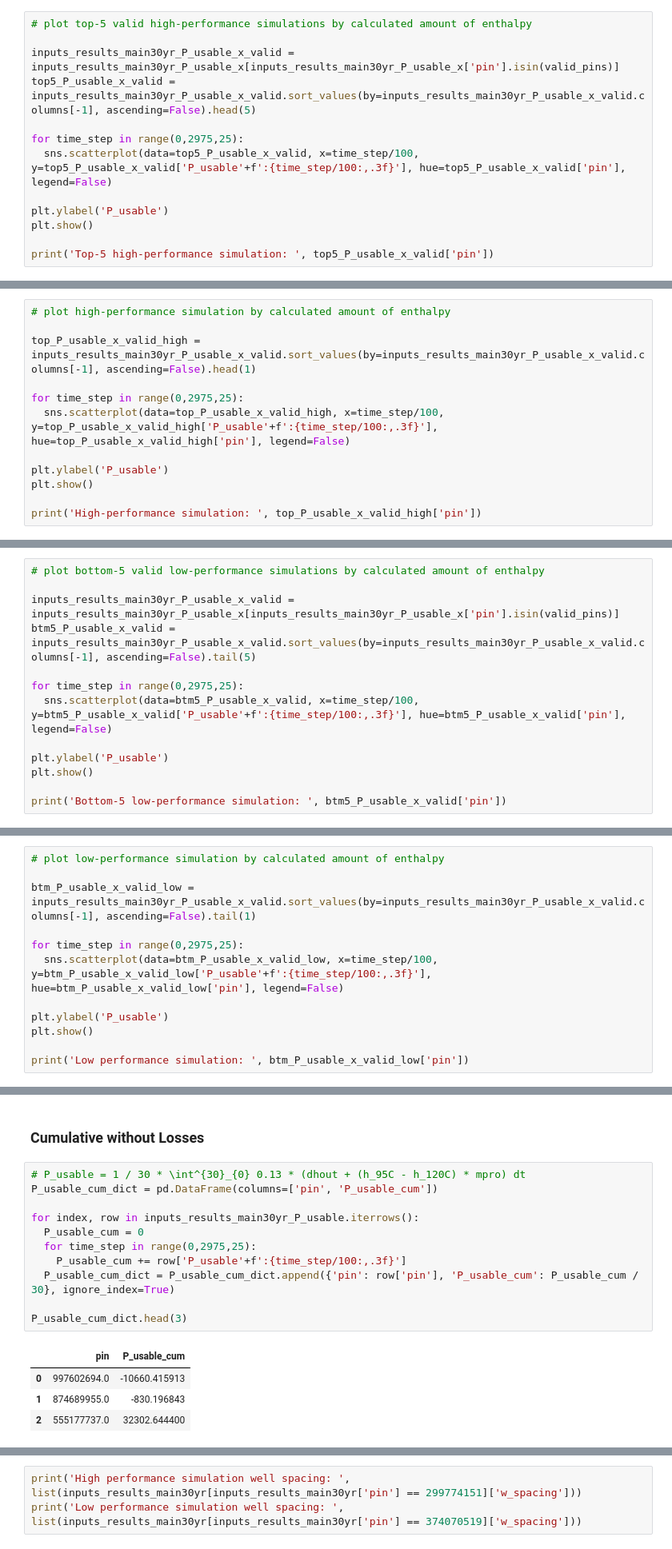
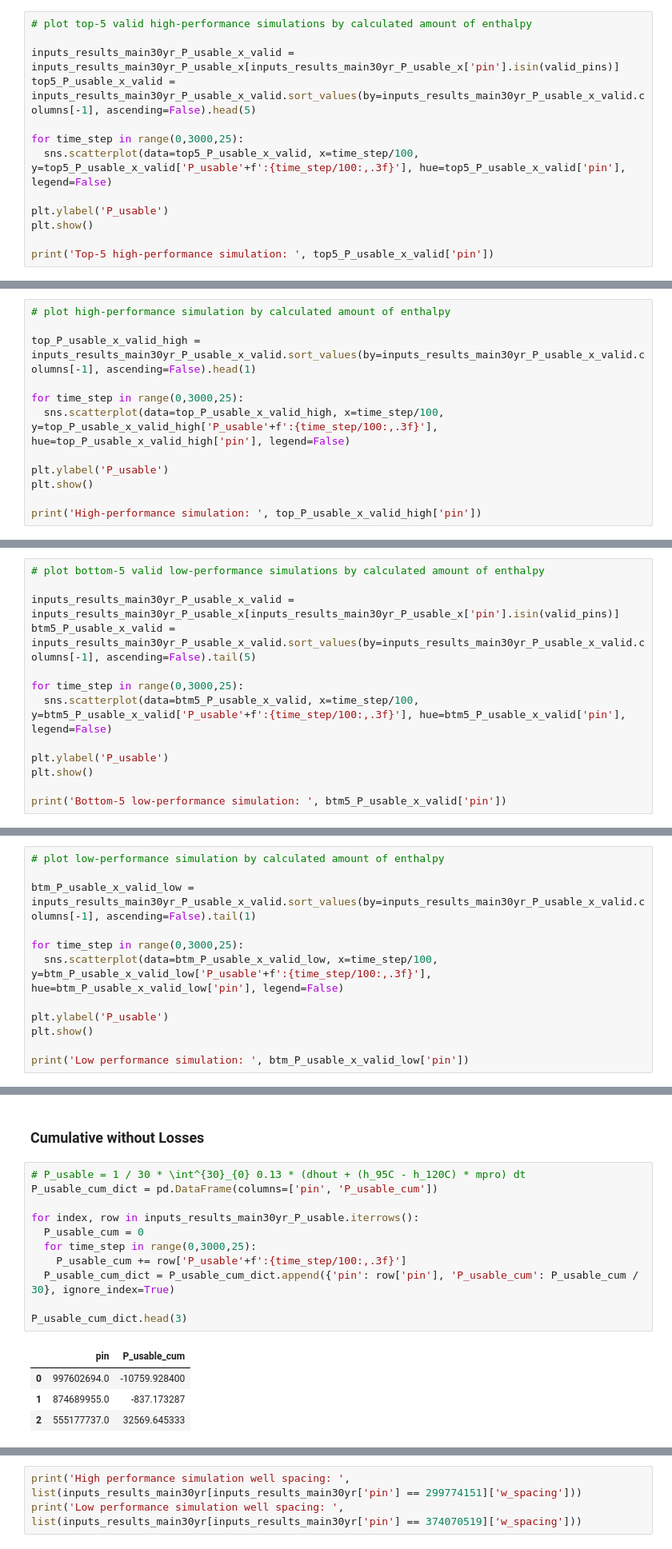
Before and after one commit to borisenko-ru/spe_pivot_2022_datathon, a Jupyter notebook: spe_pivot_datathon.ipynb, the cells around one changed output, grey strips where cells are left out. Shown at 80% size. Cells and saved outputs as stored; diff of their text form.

```diff
--- a/spe_pivot_datathon.ipynb
+++ b/spe_pivot_datathon.ipynb
@@ -418,7 +409,7 @@ len(valid_pins)
 inputs_results_main30yr_P_usable_x_valid = inputs_results_main30yr_P_usable_x[inputs_results_main30yr_P_usable_x['pin'].isin(valid_pins)]
 top5_P_usable_x_valid = inputs_results_main30yr_P_usable_x_valid.sort_values(by=inputs_results_main30yr_P_usable_x_valid.columns[-1], ascending=False).head(5)
 
-for time_step in range(0,2975,25):
+for time_step in range(0,3000,25):
   sns.scatterplot(data=top5_P_usable_x_valid, x=time_step/100, y=top5_P_usable_x_valid['P_usable'+f':{time_step/100:,.3f}'], hue=top5_P_usable_x_valid['pin'], legend=False)
 
 plt.ylabel('P_usable')
@@ -438,7 +429,7 @@ Name: pin, dtype: int64
 
 top_P_usable_x_valid_high = inputs_results_main30yr_P_usable_x_valid.sort_values(by=inputs_results_main30yr_P_usable_x_valid.columns[-1], ascending=False).head(1)
 
-for time_step in range(0,2975,25):
+for time_step in range(0,3000,25):
   sns.scatterplot(data=top_P_usable_x_valid_high, x=time_step/100, y=top_P_usable_x_valid_high['P_usable'+f':{time_step/100:,.3f}'], hue=top_P_usable_x_valid_high['pin'], legend=False)
 
 plt.ylabel('P_usable')
@@ -455,7 +446,7 @@ Name: pin, dtype: int64
 inputs_results_main30yr_P_usable_x_valid = inputs_results_main30yr_P_usable_x[inputs_results_main30yr_P_usable_x['pin'].isin(valid_pins)]
 btm5_P_usable_x_valid = inputs_results_main30yr_P_usable_x_valid.sort_values(by=inputs_results_main30yr_P_usable_x_valid.columns[-1], ascending=False).tail(5)
 
-for time_step in range(0,2975,25):
+for time_step in range(0,3000,25):
   sns.scatterplot(data=btm5_P_usable_x_valid, x=time_step/100, y=btm5_P_usable_x_valid['P_usable'+f':{time_step/100:,.3f}'], hue=btm5_P_usable_x_valid['pin'], legend=False)
 
 plt.ylabel('P_usable')
@@ -475,7 +466,7 @@ Name: pin, dtype: int64
 
 btm_P_usable_x_valid_low = inputs_results_main30yr_P_usable_x_valid.sort_values(by=inputs_results_main30yr_P_usable_x_valid.columns[-1], ascending=False).tail(1)
 
-for time_step in range(0,2975,25):
+for time_step in range(0,3000,25):
   sns.scatterplot(data=btm_P_usable_x_valid_low, x=time_step/100, y=btm_P_usable_x_valid_low['P_usable'+f':{time_step/100:,.3f}'], hue=btm_P_usable_x_valid_low['pin'], legend=False)
 
 plt.ylabel('P_usable')
@@ -497,19 +488,19 @@ Low performance simulation well spacing:  [687.0]
 # %%
 # P_usable = 1 / 30 * \int^{30}_{0} 0.13 * (dhout + (h_95C - h_120C) * mpro) dt
 P_usable_cum_dict = pd.DataFrame(columns=['pin', 'P_usable_cum'])
 
 for index, row in inputs_results_main30yr_P_usable.iterrows():
   P_usable_cum = 0
-  for time_step in range(0,2975,25):
+  for time_step in range(0,3000,25):
     P_usable_cum += row['P_usable'+f':{time_step/100:,.3f}']
   P_usable_cum_dict = P_usable_cum_dict.append({'pin': row['pin'], 'P_usable_cum': P_usable_cum / 30}, ignore_index=True)
 
 P_usable_cum_dict.head(3)
 # %% [output]
 |  | pin | P_usable_cum |
-| 0 | 997602694.0 | -10660.415913 |
-| 1 | 874689955.0 | -830.196843 |
-| 2 | 555177737.0 | 32302.644400 |
+| 0 | 997602694.0 | -10759.928400 |
+| 1 | 874689955.0 | -837.173287 |
+| 2 | 555177737.0 | 32569.645333 |
 # %%
 inputs_results_main30yr_P_usable = pd.merge(inputs_results_main30yr_P_usable, P_usable_cum_dict, on='pin')
 inputs_results_main30yr_P_usable.head(3)
```
Also changed, not shown: parts of 30 cells of this notebook.
